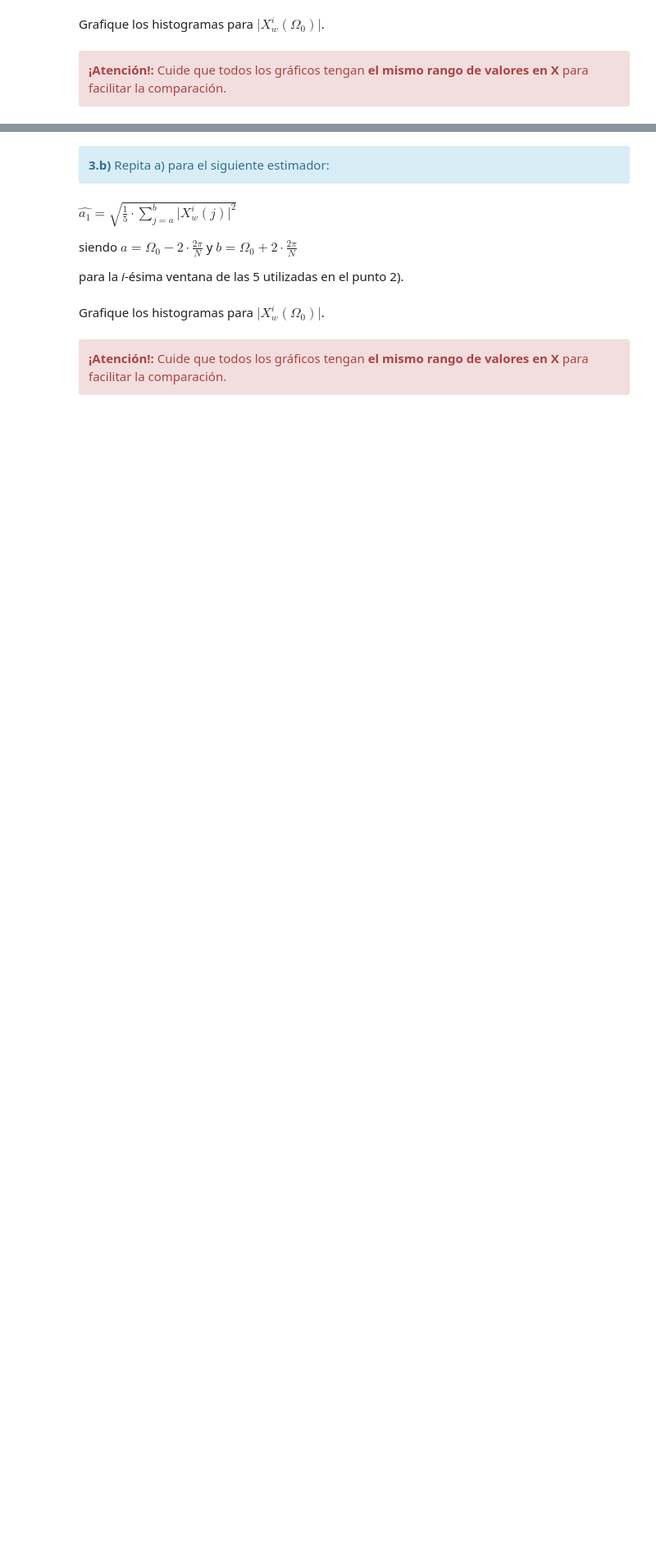
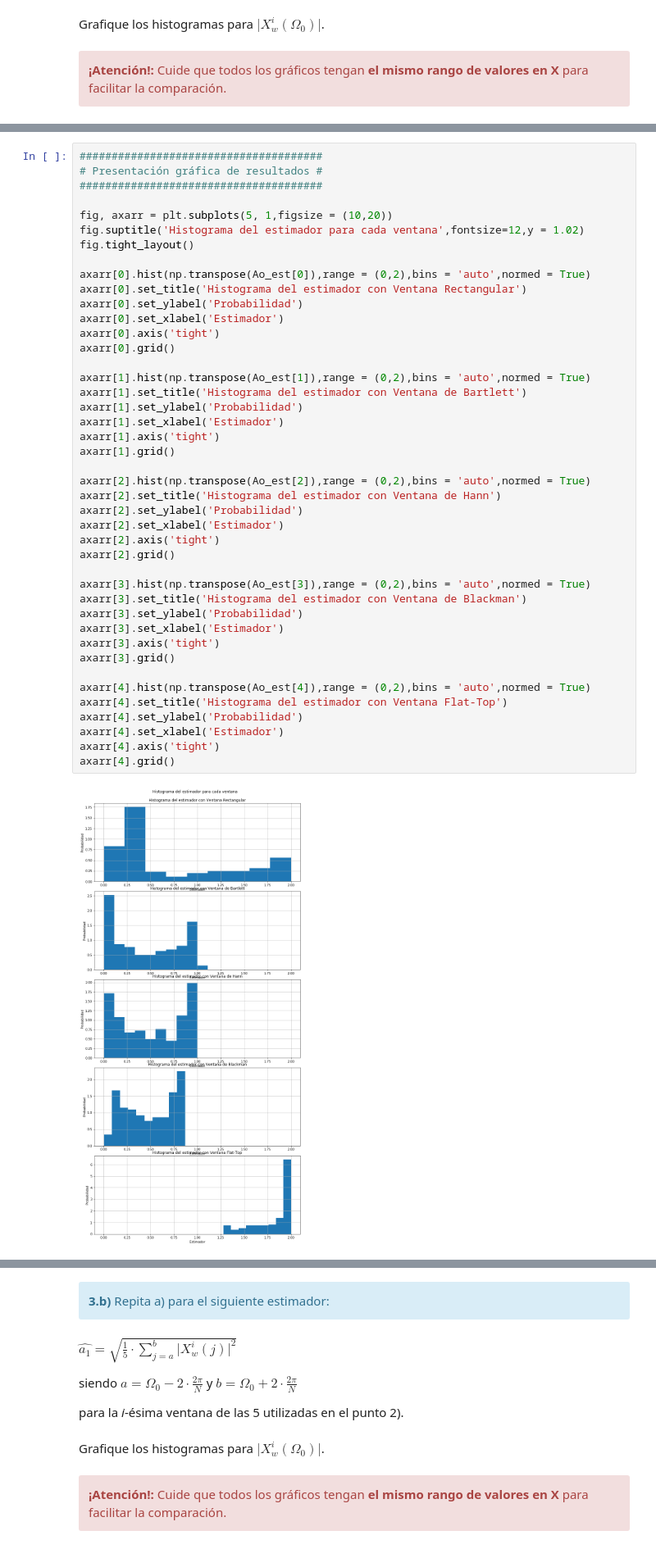
Before and after one commit to LisandroRobles/tp2, a Jupyter notebook: TP2 - Ventanas.ipynb, the cells around one changed output, grey strips where cells are left out. Shown at 82% size. Cells and saved outputs as stored; diff of their text form; blank space fills up the shorter version.

```diff
--- a/TP2 - Ventanas.ipynb
+++ b/TP2 - Ventanas.ipynb
@@ -1692,0 +1789,45 @@ Grafique los histogramas para  $\lvert X^i_w(\Omega_0) \rvert$.
+# %%
+######################################
+# Presentación gráfica de resultados #
+######################################
+
+fig, axarr = plt.subplots(5, 1,figsize = (10,20))
+fig.suptitle('Histograma del estimador para cada ventana',fontsize=12,y = 1.02)
+fig.tight_layout()
+
+axarr[0].hist(np.transpose(Ao_est[0]),range = (0,2),bins = 'auto',normed = True)
+axarr[0].set_title('Histograma del estimador con Ventana Rectangular')
+axarr[0].set_ylabel('Probabilidad')
+axarr[0].set_xlabel('Estimador')
+axarr[0].axis('tight')
+axarr[0].grid()
+
+axarr[1].hist(np.transpose(Ao_est[1]),range = (0,2),bins = 'auto',normed = True)
+axarr[1].set_title('Histograma del estimador con Ventana de Bartlett')
+axarr[1].set_ylabel('Probabilidad')
+axarr[1].set_xlabel('Estimador')
+axarr[1].axis('tight')
+axarr[1].grid()
+
+axarr[2].hist(np.transpose(Ao_est[2]),range = (0,2),bins = 'auto',normed = True)
+axarr[2].set_title('Histograma del estimador con Ventana de Hann')
+axarr[2].set_ylabel('Probabilidad')
+axarr[2].set_xlabel('Estimador')
+axarr[2].axis('tight')
+axarr[2].grid()
+
+axarr[3].hist(np.transpose(Ao_est[3]),range = (0,2),bins = 'auto',normed = True)
+axarr[3].set_title('Histograma del estimador con Ventana de Blackman')
+axarr[3].set_ylabel('Probabilidad')
+axarr[3].set_xlabel('Estimador')
+axarr[3].axis('tight')
+axarr[3].grid()
+
+axarr[4].hist(np.transpose(Ao_est[4]),range = (0,2),bins = 'auto',normed = True)
+axarr[4].set_title('Histograma del estimador con Ventana Flat-Top')
+axarr[4].set_ylabel('Probabilidad')
+axarr[4].set_xlabel('Estimador')
+axarr[4].axis('tight')
+axarr[4].grid()
+# %% [output]
+[figure, added]
```
Also changed, not shown: parts of 11 cells of this notebook.
